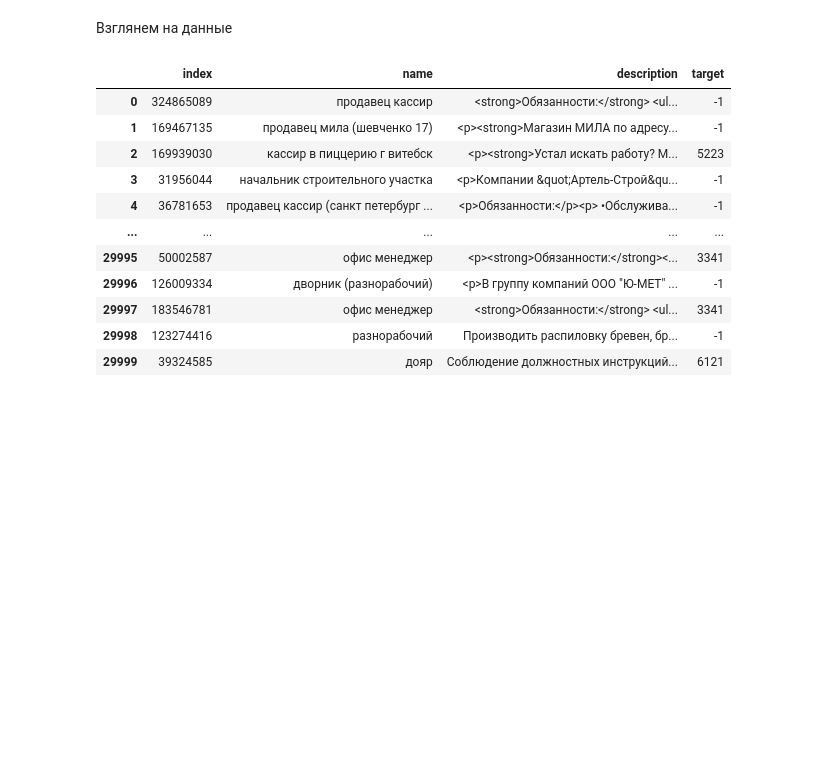
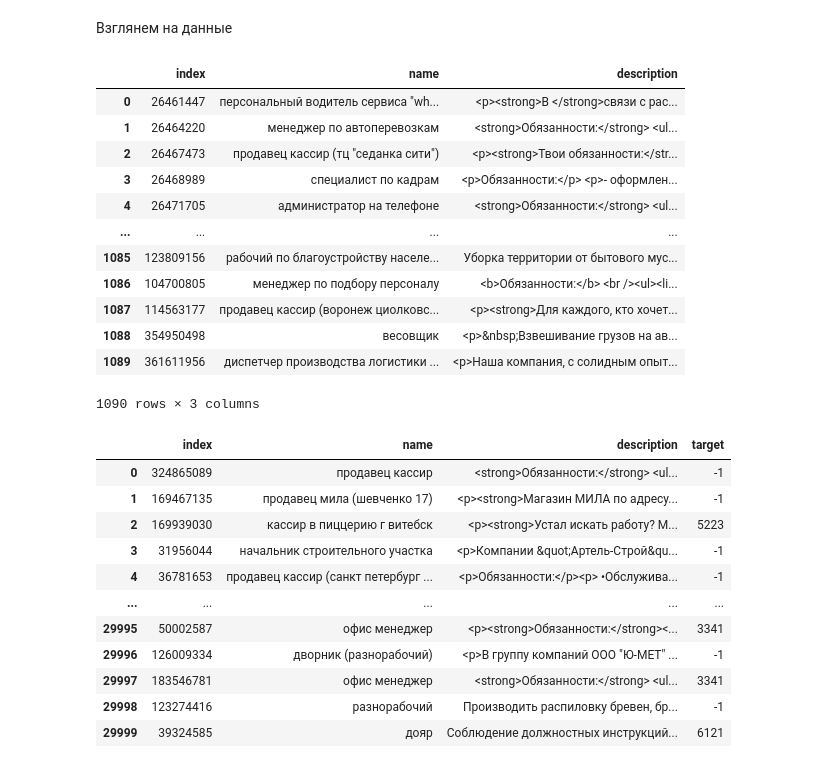
Before and after one commit to sersldmir/all_comp_repo, a Jupyter notebook: Main_file/main_project.ipynb, the cells around one changed output. Saved outputs shown, nothing was run; the diff lists cells and outputs as text; code cells hidden in the pictures; blank space fills up the shorter version.

```diff
--- a/Main_file/main_project.ipynb
+++ b/Main_file/main_project.ipynb
@@ -17,6 +18,27 @@ hack_data_path
 PosixPath('/home/sergey/Рабочий стол/Coding/hacathon_mlbg/Data')
 # %% [markdown]
 Взглянем на данные
+# %%
+# уберем лимит на ширину строк
+pd.set_option('display.max_colwidth', None)
+# %%
+# тестовые данные
+test_df = pd.read_csv(hack_data_path/'test.csv')
+test_df
+# %% [output]
+|  | index | name | description |
+| 0 | 26461447 | персональный водитель сервиса "wh... | <p><strong>В </strong>связи с рас... |
+| 1 | 26464220 | менеджер по автоперевозкам | <strong>Обязанности:</strong> <ul... |
+| 2 | 26467473 | продавец кассир (тц "седанка сити") | <p><strong>Твои обязанности:</str... |
+| 3 | 26468989 | специалист по кадрам | <p>Обязанности:</p> <p>- оформлен... |
+| 4 | 26471705 | администратор на телефоне | <strong>Обязанности:</strong> <ul... |
+| ... | ... | ... | ... |
+| 1085 | 123809156 | рабочий по благоустройству населе... | Уборка территории от бытового мус... |
+| 1086 | 104700805 | менеджер по подбору персоналу | <b>Обязанности:</b> <br /><ul><li... |
+| 1087 | 114563177 | продавец кассир (воронеж циолковс... | <p><strong>Для каждого, кто хочет... |
+| 1088 | 354950498 | весовщик | <p>&nbsp;Взвешивание грузов на ав... |
+| 1089 | 361611956 | диспетчер производства логистики ... | <p>Наша компания, с солидным опыт... |
+1090 rows × 3 columns
 # %%
 # тренировочные данные
 train_df = pd.read_csv(hack_data_path/'train.csv')
```
Also changed, not shown: parts of 3 cells of this notebook.
